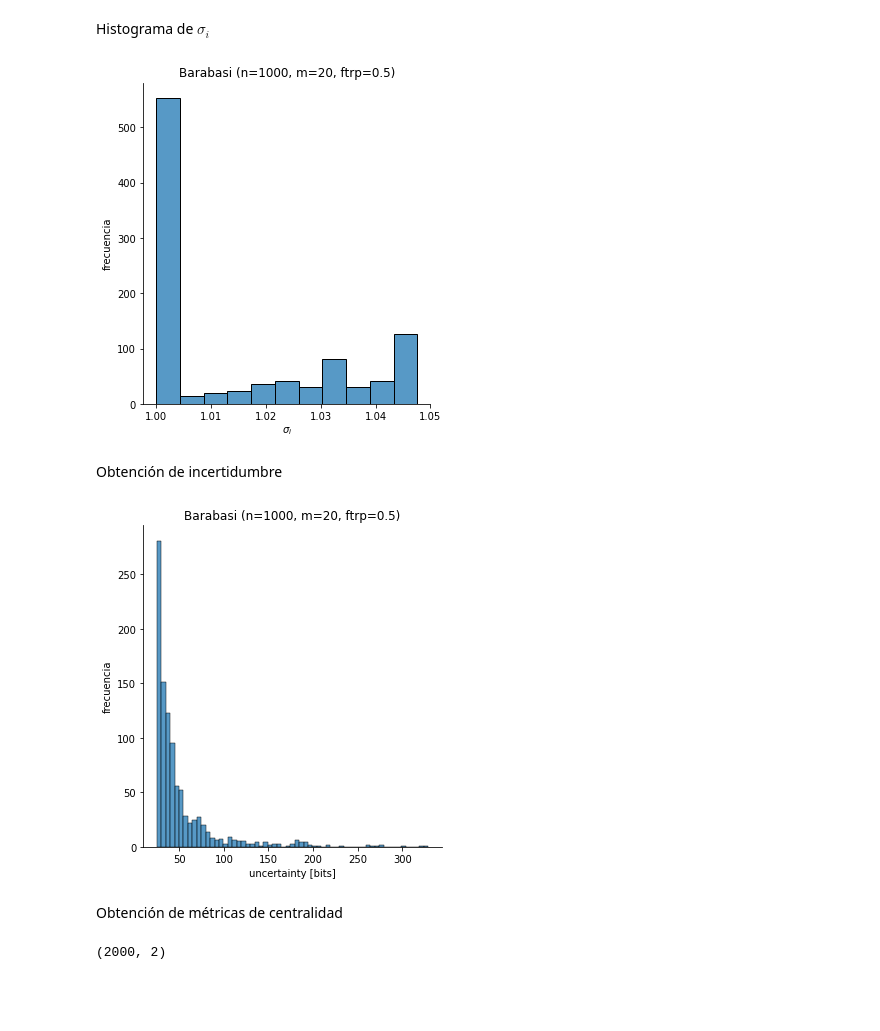
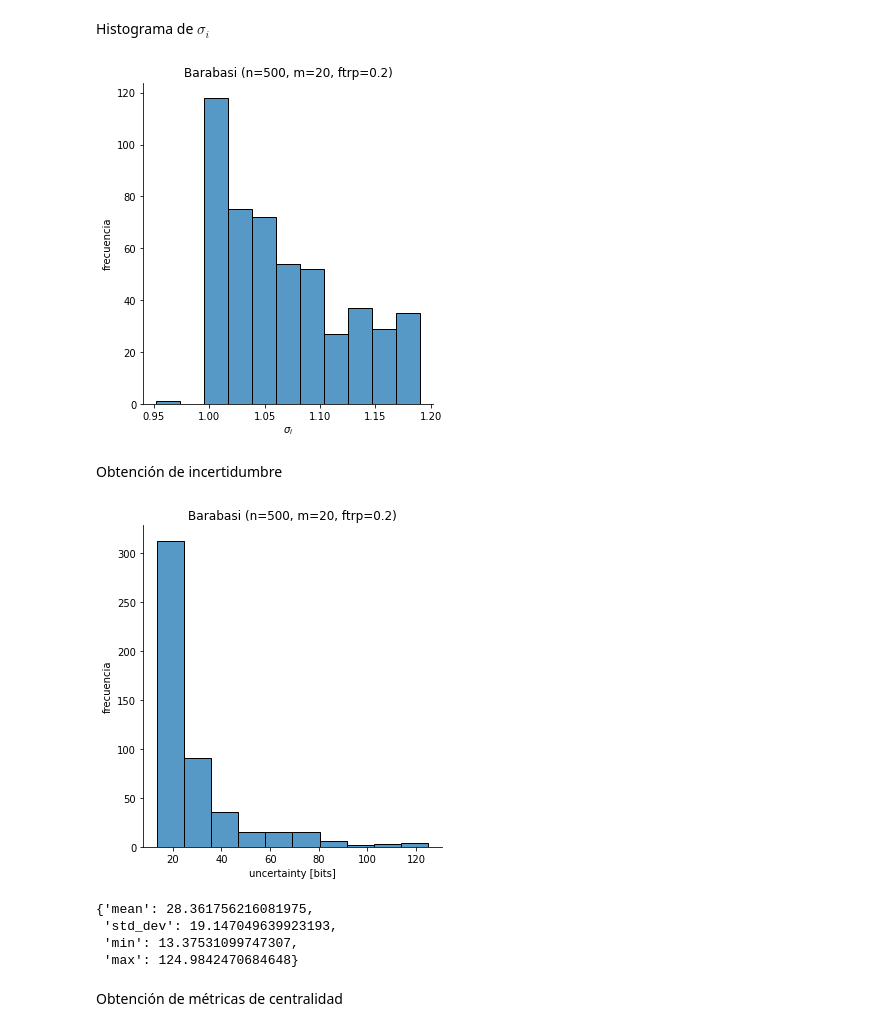
Before and after one commit to lechugaa/noisy-graphs, a Jupyter notebook: noisy_graphs/barabasi_experiments.ipynb, the cells around one changed output. Saved outputs shown, nothing was run; the diff lists cells and outputs as text; code cells hidden in the pictures; blank space fills up the shorter version.

```diff
--- a/noisy_graphs/barabasi_experiments.ipynb
+++ b/noisy_graphs/barabasi_experiments.ipynb
@@ -20,9 +20,9 @@ random.seed(seed)
 numpy.random.seed(seed)
 
 # original graph
-n = 1000
+n = 500
 m = 20
-ftrp = 0.50
+ftrp = 0.20
 graph = nx.barabasi_albert_graph(n=n, m=m, seed=seed)
 
 # noisy graph
@@ -41,17 +41,26 @@ plt.title(f"Barabasi (n={n}, m={m}, ftrp={ftrp})")
 plt.xlabel(r'$\sigma_i$')
 plt.ylabel('frecuencia');
 # %% [output]
-[figure, old version]
+[figure, new version]
 # %% [markdown]
 Obtención de incertidumbre
 # %%
 node_uncertainties = noisy_graph.node_uncertainties()
-sns.displot(node_uncertainties)
+sns.displot(node_uncertainties, bins=10)
 plt.title(f"Barabasi (n={n}, m={m}, ftrp={ftrp})")
 plt.xlabel('uncertainty [bits]')
 plt.ylabel('frecuencia');
 # %% [output]
-[figure, old version]
+[figure, new version]
+# %%
+mean, std_dev, minimum, maximum = noisy_graph.uncertainty_profile()
+profile = {"mean": mean, "std_dev": std_dev, "min": minimum, "max": maximum}
+profile
+# %% [output]
+{'mean': 28.361756216081975,
+ 'std_dev': 19.147049639923193,
+ 'min': 13.37531099747307,
+ 'max': 124.9842470684648}
 # %% [markdown]
 Obtención de métricas de centralidad
 # %%
@@ -70,8 +79,5 @@ noisy_df = pd.DataFrame(noisy_degree_centrality.values(), columns=['degree'])
 noisy_df['graph'] = "noisy"
 
 degree_df = normal_df.append(noisy_df)
-degree_df.shape
-# %% [output]
-(2000, 2)
 # %%
 # generando histogramas de centralidad
```
Also changed, not shown: parts of 6 cells of this notebook, 3 other files.
